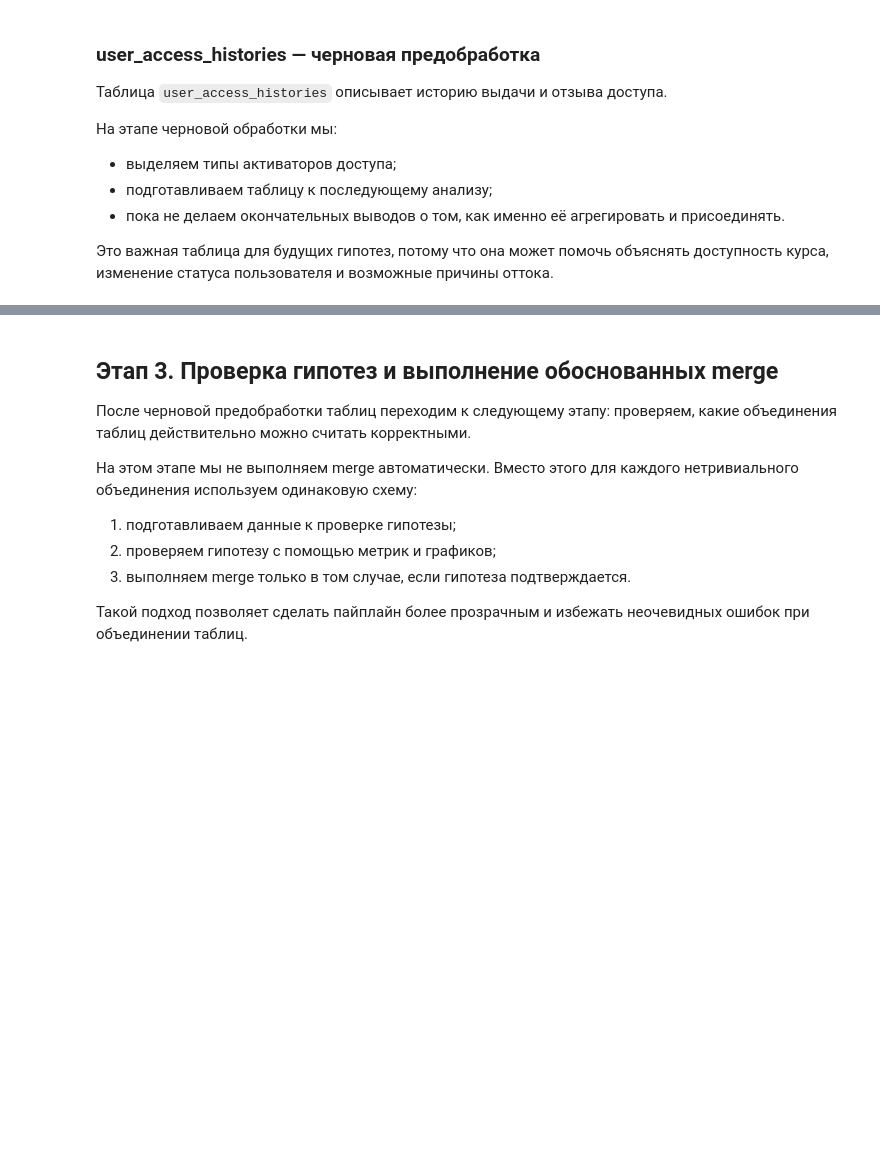
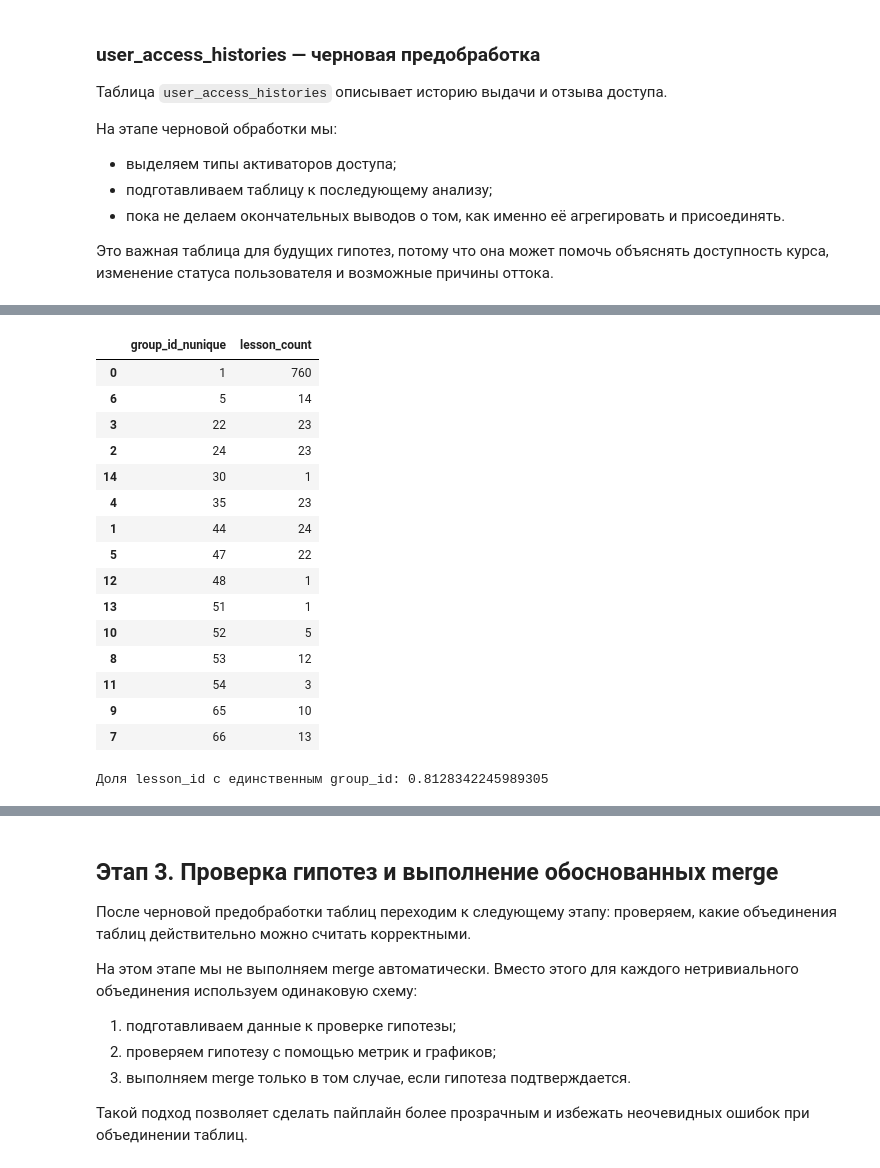
Before and after one commit to AntonDudDm/Xakaton, a Jupyter notebook: notebooks/EDA.ipynb, the cells around one changed output, grey strips where cells are left out. Drawn from its saved outputs; the diff is of its cells as text; code cells hidden in the pictures; blank space fills up the shorter version.

```diff
--- a/notebooks/EDA.ipynb
+++ b/notebooks/EDA.ipynb
@@ -557,0 +646,43 @@ dfs['user_access_histories'] = dfs['user_access_histories'].drop(columns=['activ
+# %%
+# ============================================================
+# Проверка: уникален ли group_id внутри lesson_id
+# ============================================================
+
+group_per_lesson_check = (
+    dfs["user_lessons"]
+    .groupby("lesson_id")
+    .agg(
+        group_id_nunique=("group_id", "nunique"),
+        rows_count=("group_id", "size")
+    )
+    .reset_index()
+)
+
+display(
+    group_per_lesson_check["group_id_nunique"]
+    .value_counts()
+    .rename_axis("group_id_nunique")
+    .reset_index(name="lesson_count")
+    .sort_values("group_id_nunique")
+)
+
+print("Доля lesson_id с единственным group_id:",
+      (group_per_lesson_check["group_id_nunique"] == 1).mean())
+# %% [output]
+|  | group_id_nunique | lesson_count |
+| 0 | 1 | 760 |
+| 6 | 5 | 14 |
+| 3 | 22 | 23 |
+| 2 | 24 | 23 |
+| 14 | 30 | 1 |
+| 4 | 35 | 23 |
+| 1 | 44 | 24 |
+| 5 | 47 | 22 |
+| 12 | 48 | 1 |
+| 13 | 51 | 1 |
+| 10 | 52 | 5 |
+| 8 | 53 | 12 |
+| 11 | 54 | 3 |
+| 9 | 65 | 10 |
+| 7 | 66 | 13 |
+Доля lesson_id с единственным group_id: 0.8128342245989305
```
Also changed, not shown: parts of 8 cells of this notebook, 1 other file.
